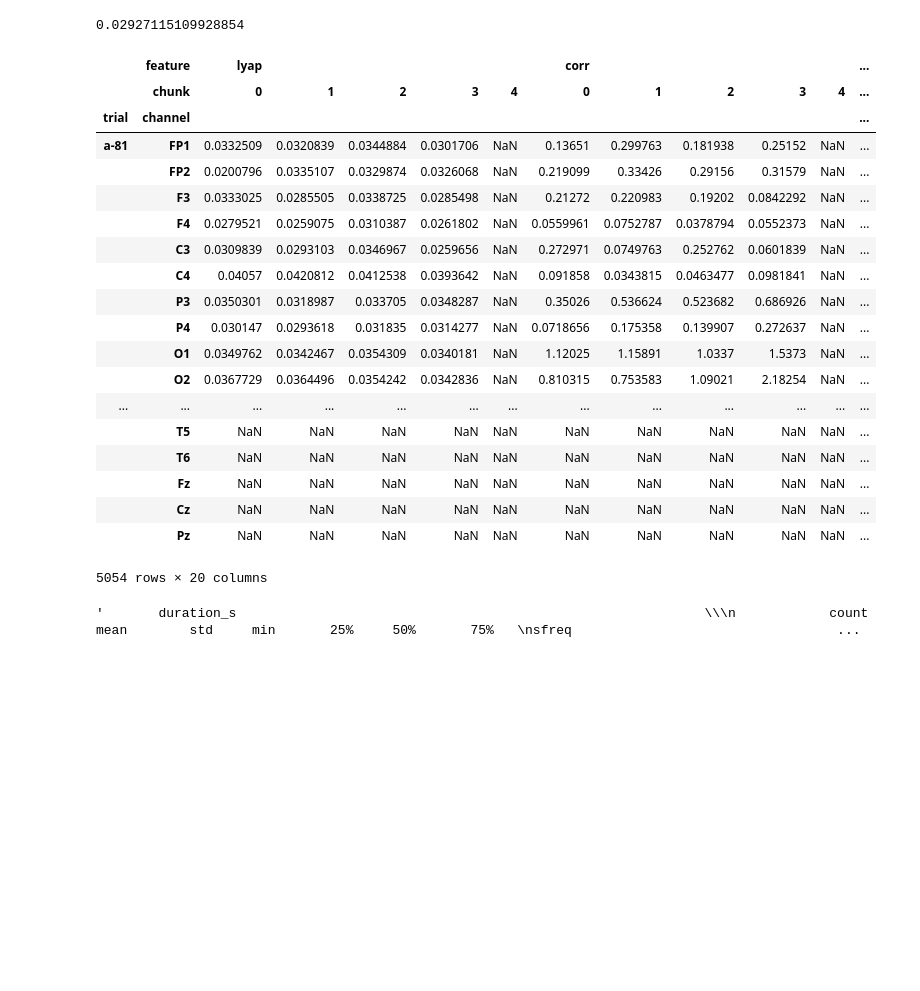
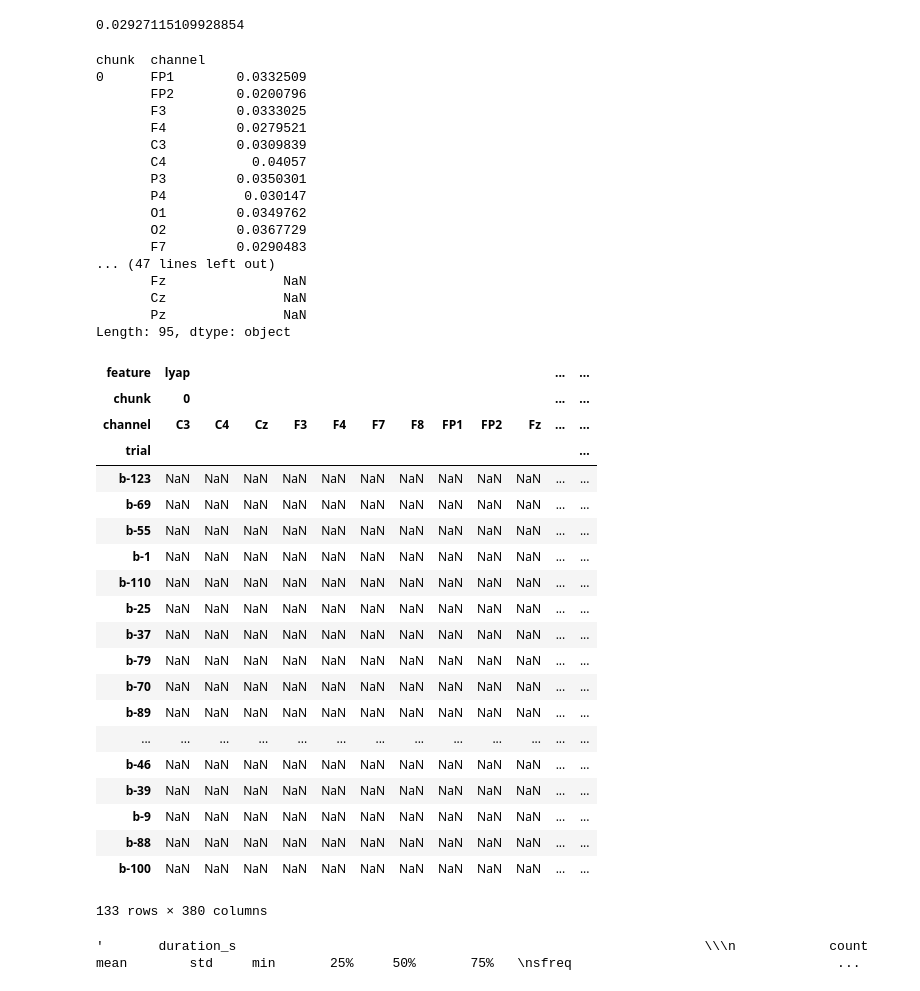
Before and after one commit to mirgee/thesis_project, a Jupyter notebook: notebooks/02-nl-measures.ipynb, the cells around one changed output. Cells and saved outputs as stored; diff of their text form; code cells hidden in the pictures; blank space fills up the shorter version.

Commit message:
Added label computation, unstacking

```diff
--- a/notebooks/02-nl-measures.ipynb
+++ b/notebooks/02-nl-measures.ipynb
@@ -84,28 +84,50 @@ s = sorted(meta_df['M_1'].values + meta_df['M_4'].values)
 # %%
 file_name = 'splits.pickle'
 df = pd.read_pickle(os.path.join(LABELED_ROOT, file_name))
-df
+df.loc[('a-81',)][('lyap',)].unstack()
 # %% [output]
-|  | feature | lyap |  |  |  |  | corr |  |  |  |  | ... |
-|  | chunk | 0 | 1 | 2 | 3 | 4 | 0 | 1 | 2 | 3 | 4 | ... |
-| trial | channel |  |  |  |  |  |  |  |  |  |  | ... |
-| a-81 | FP1 | 0.0332509 | 0.0320839 | 0.0344884 | 0.0301706 | NaN | 0.13651 | 0.299763 | 0.181938 | 0.25152 | NaN | ... |
-|  | FP2 | 0.0200796 | 0.0335107 | 0.0329874 | 0.0326068 | NaN | 0.219099 | 0.33426 | 0.29156 | 0.31579 | NaN | ... |
-|  | F3 | 0.0333025 | 0.0285505 | 0.0338725 | 0.0285498 | NaN | 0.21272 | 0.220983 | 0.19202 | 0.0842292 | NaN | ... |
-|  | F4 | 0.0279521 | 0.0259075 | 0.0310387 | 0.0261802 | NaN | 0.0559961 | 0.0752787 | 0.0378794 | 0.0552373 | NaN | ... |
-|  | C3 | 0.0309839 | 0.0293103 | 0.0346967 | 0.0259656 | NaN | 0.272971 | 0.0749763 | 0.252762 | 0.0601839 | NaN | ... |
-|  | C4 | 0.04057 | 0.0420812 | 0.0412538 | 0.0393642 | NaN | 0.091858 | 0.0343815 | 0.0463477 | 0.0981841 | NaN | ... |
-|  | P3 | 0.0350301 | 0.0318987 | 0.033705 | 0.0348287 | NaN | 0.35026 | 0.536624 | 0.523682 | 0.686926 | NaN | ... |
-|  | P4 | 0.030147 | 0.0293618 | 0.031835 | 0.0314277 | NaN | 0.0718656 | 0.175358 | 0.139907 | 0.272637 | NaN | ... |
-|  | O1 | 0.0349762 | 0.0342467 | 0.0354309 | 0.0340181 | NaN | 1.12025 | 1.15891 | 1.0337 | 1.5373 | NaN | ... |
-|  | O2 | 0.0367729 | 0.0364496 | 0.0354242 | 0.0342836 | NaN | 0.810315 | 0.753583 | 1.09021 | 2.18254 | NaN | ... |
-| ... | ... | ... | ... | ... | ... | ... | ... | ... | ... | ... | ... | ... |
-|  | T5 | NaN | NaN | NaN | NaN | NaN | NaN | NaN | NaN | NaN | NaN | ... |
-|  | T6 | NaN | NaN | NaN | NaN | NaN | NaN | NaN | NaN | NaN | NaN | ... |
-|  | Fz | NaN | NaN | NaN | NaN | NaN | NaN | NaN | NaN | NaN | NaN | ... |
-|  | Cz | NaN | NaN | NaN | NaN | NaN | NaN | NaN | NaN | NaN | NaN | ... |
-|  | Pz | NaN | NaN | NaN | NaN | NaN | NaN | NaN | NaN | NaN | NaN | ... |
-5054 rows × 20 columns
+chunk  channel
+0      FP1        0.0332509
+       FP2        0.0200796
+       F3         0.0333025
+       F4         0.0279521
+       C3         0.0309839
+       C4           0.04057
+       P3         0.0350301
+       P4          0.030147
+       O1         0.0349762
+       O2         0.0367729
+       F7         0.0290483
+... (47 lines left out)
+       Fz               NaN
+       Cz               NaN
+       Pz               NaN
+Length: 95, dtype: object
+# %%
+rows = [row for row in df.index if row[0].startswith('b')]
+df.loc[rows].unstack()
+# %% [output]
+| feature | lyap |  |  |  |  |  |  |  |  |  | ... | ... |
+| chunk | 0 |  |  |  |  |  |  |  |  |  | ... | ... |
+| channel | C3 | C4 | Cz | F3 | F4 | F7 | F8 | FP1 | FP2 | Fz | ... | ... |
+| trial |  |  |  |  |  |  |  |  |  |  |  | ... |
+| b-123 | NaN | NaN | NaN | NaN | NaN | NaN | NaN | NaN | NaN | NaN | ... | ... |
+| b-69 | NaN | NaN | NaN | NaN | NaN | NaN | NaN | NaN | NaN | NaN | ... | ... |
+| b-55 | NaN | NaN | NaN | NaN | NaN | NaN | NaN | NaN | NaN | NaN | ... | ... |
+| b-1 | NaN | NaN | NaN | NaN | NaN | NaN | NaN | NaN | NaN | NaN | ... | ... |
+| b-110 | NaN | NaN | NaN | NaN | NaN | NaN | NaN | NaN | NaN | NaN | ... | ... |
+| b-25 | NaN | NaN | NaN | NaN | NaN | NaN | NaN | NaN | NaN | NaN | ... | ... |
+| b-37 | NaN | NaN | NaN | NaN | NaN | NaN | NaN | NaN | NaN | NaN | ... | ... |
+| b-79 | NaN | NaN | NaN | NaN | NaN | NaN | NaN | NaN | NaN | NaN | ... | ... |
+| b-70 | NaN | NaN | NaN | NaN | NaN | NaN | NaN | NaN | NaN | NaN | ... | ... |
+| b-89 | NaN | NaN | NaN | NaN | NaN | NaN | NaN | NaN | NaN | NaN | ... | ... |
+| ... | ... | ... | ... | ... | ... | ... | ... | ... | ... | ... | ... | ... |
+| b-46 | NaN | NaN | NaN | NaN | NaN | NaN | NaN | NaN | NaN | NaN | ... | ... |
+| b-39 | NaN | NaN | NaN | NaN | NaN | NaN | NaN | NaN | NaN | NaN | ... | ... |
+| b-9 | NaN | NaN | NaN | NaN | NaN | NaN | NaN | NaN | NaN | NaN | ... | ... |
+| b-88 | NaN | NaN | NaN | NaN | NaN | NaN | NaN | NaN | NaN | NaN | ... | ... |
+| b-100 | NaN | NaN | NaN | NaN | NaN | NaN | NaN | NaN | NaN | NaN | ... | ... |
+133 rows × 380 columns
 # %%
 file_name = 'durations.csv'
 df = pd.read_csv(os.path.join(DURATIONS_ROOT, file_name), sep=' ', index_col=0)
```
Also changed, not shown: parts of 2 cells of this notebook, 2 other files.
